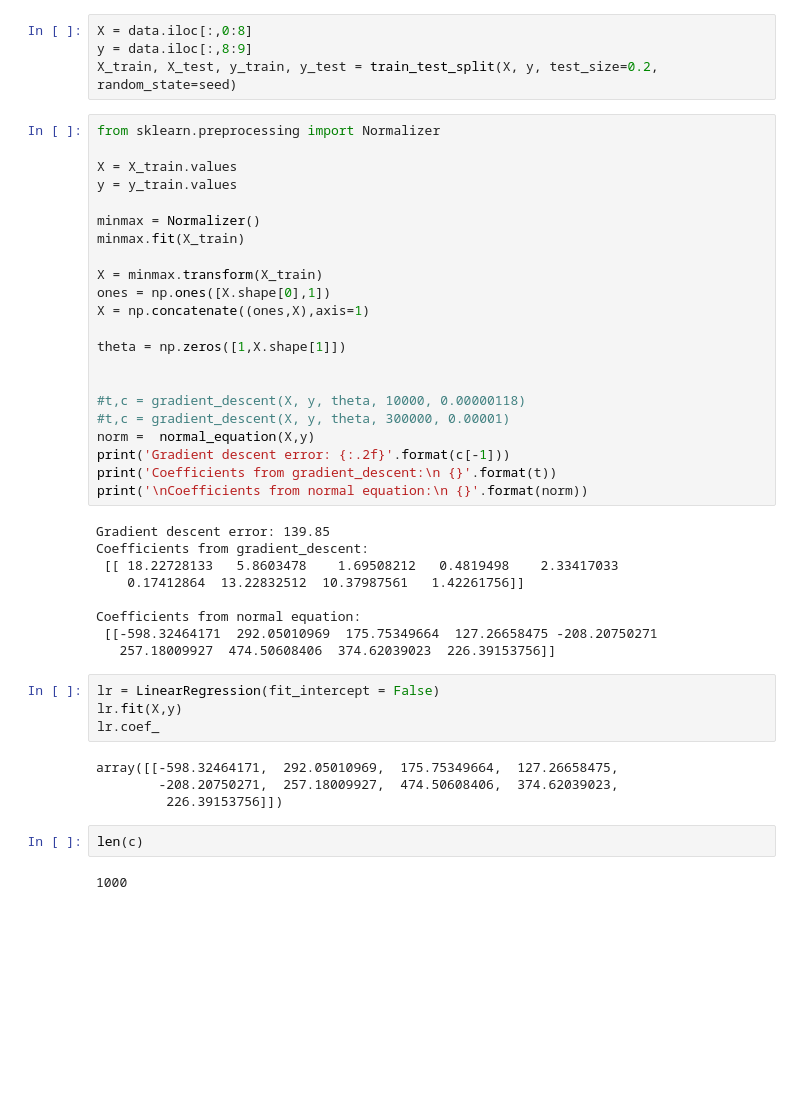
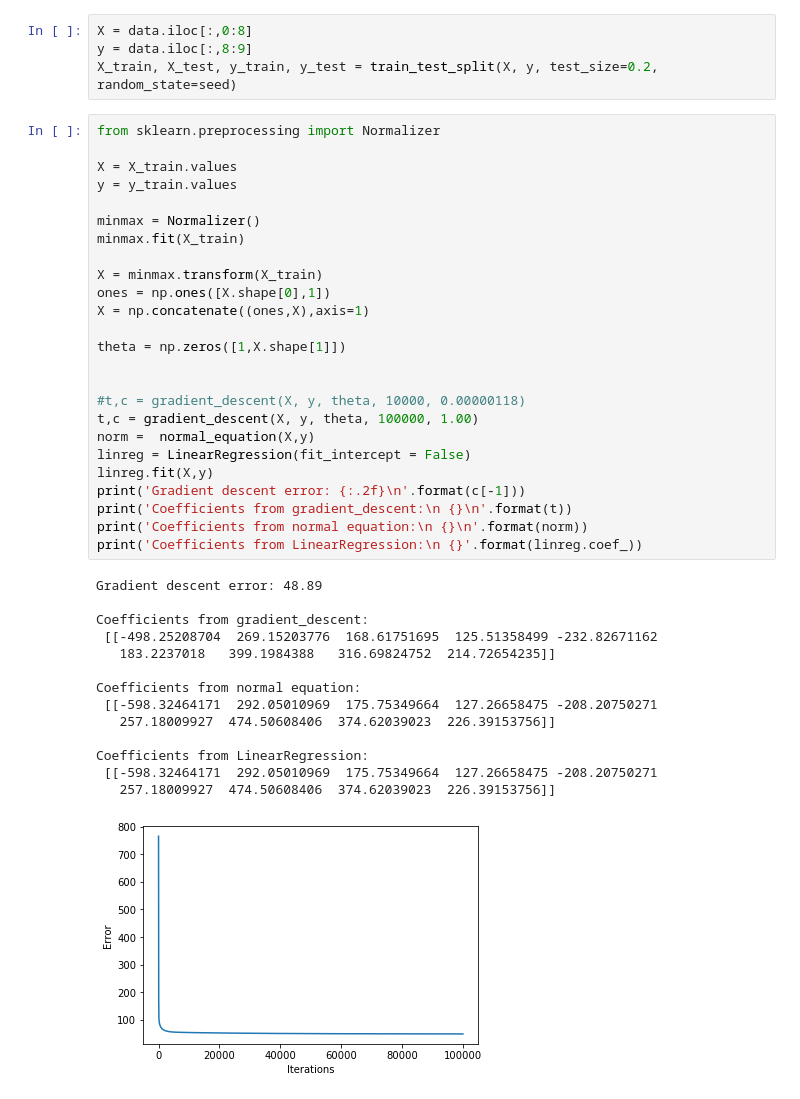
Before and after one commit to alrPhysics/practice_ml_algorithms, a Jupyter notebook: linear_regression.ipynb, the cells around one changed output. Saved outputs shown, nothing was run; the diff lists cells and outputs as text; blank space fills up the shorter version.

Commit message:
feat: Adjust gradient descent parameters until results are similar to those from normal equation and LinearRegression

```diff
--- a/linear_regression.ipynb
+++ b/linear_regression.ipynb
@@ -115,43 +115,40 @@ X_train, X_test, y_train, y_test = train_test_split(X, y, test_size=0.2, random_
 # %%
 from sklearn.preprocessing import Normalizer
 
 X = X_train.values
 y = y_train.values
 
 minmax = Normalizer()
 minmax.fit(X_train)
 
 X = minmax.transform(X_train)
 ones = np.ones([X.shape[0],1])
 X = np.concatenate((ones,X),axis=1)
 
 theta = np.zeros([1,X.shape[1]])
 
 
 #t,c = gradient_descent(X, y, theta, 10000, 0.00000118)
-#t,c = gradient_descent(X, y, theta, 300000, 0.00001)
+t,c = gradient_descent(X, y, theta, 100000, 1.00)
 norm =  normal_equation(X,y)
-print('Gradient descent error: {:.2f}'.format(c[-1]))
-print('Coefficients from gradient_descent:\n {}'.format(t))
-print('\nCoefficients from normal equation:\n {}'.format(norm))
+linreg = LinearRegression(fit_intercept = False)
+linreg.fit(X,y)
+print('Gradient descent error: {:.2f}\n'.format(c[-1]))
+print('Coefficients from gradient_descent:\n {}\n'.format(t))
+print('Coefficients from normal equation:\n {}\n'.format(norm))
+print('Coefficients from LinearRegression:\n {}'.format(linreg.coef_))
 # %% [output]
-Gradient descent error: 139.85
+Gradient descent error: 48.89
+
 Coefficients from gradient_descent:
- [[ 18.22728133   5.8603478    1.69508212   0.4819498    2.33417033
-    0.17412864  13.22832512  10.37987561   1.42261756]]
+ [[-498.25208704  269.15203776  168.61751695  125.51358499 -232.82671162
+   183.2237018   399.1984388   316.69824752  214.72654235]]
 
 Coefficients from normal equation:
  [[-598.32464171  292.05010969  175.75349664  127.26658475 -208.20750271
    257.18009927  474.50608406  374.62039023  226.39153756]]
+
+Coefficients from LinearRegression:
+ [[-598.32464171  292.05010969  175.75349664  127.26658475 -208.20750271
+   257.18009927  474.50608406  374.62039023  226.39153756]]
+[figure, added]
-# %%
-lr = LinearRegression(fit_intercept = False)
-lr.fit(X,y)
-lr.coef_
-# %% [output]
-array([[-598.32464171,  292.05010969,  175.75349664,  127.26658475,
-        -208.20750271,  257.18009927,  474.50608406,  374.62039023,
-         226.39153756]])
-# %%
-len(c)
-# %% [output]
-1000
```
Also changed, not shown: parts of 1 cell of this notebook.
